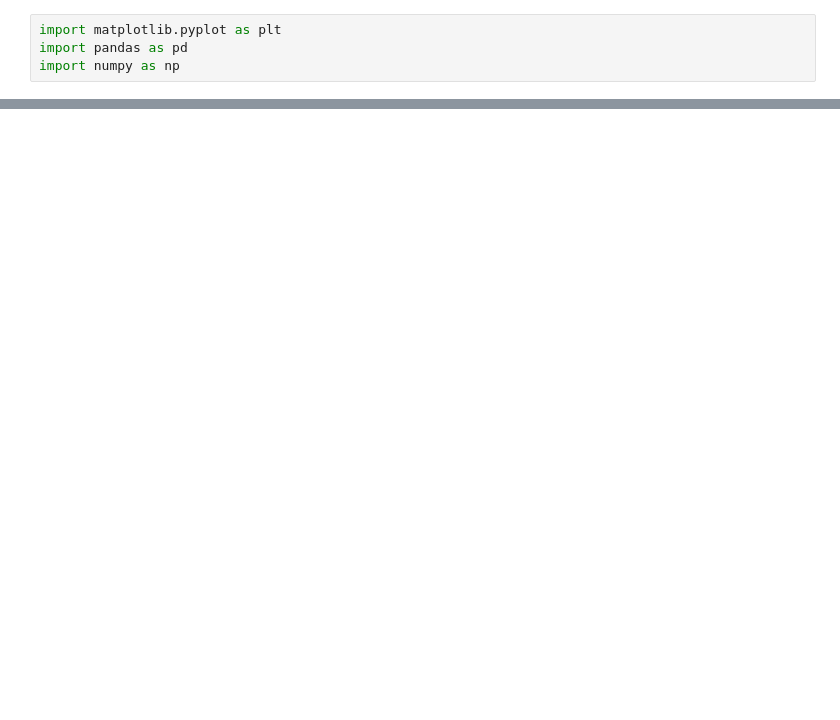
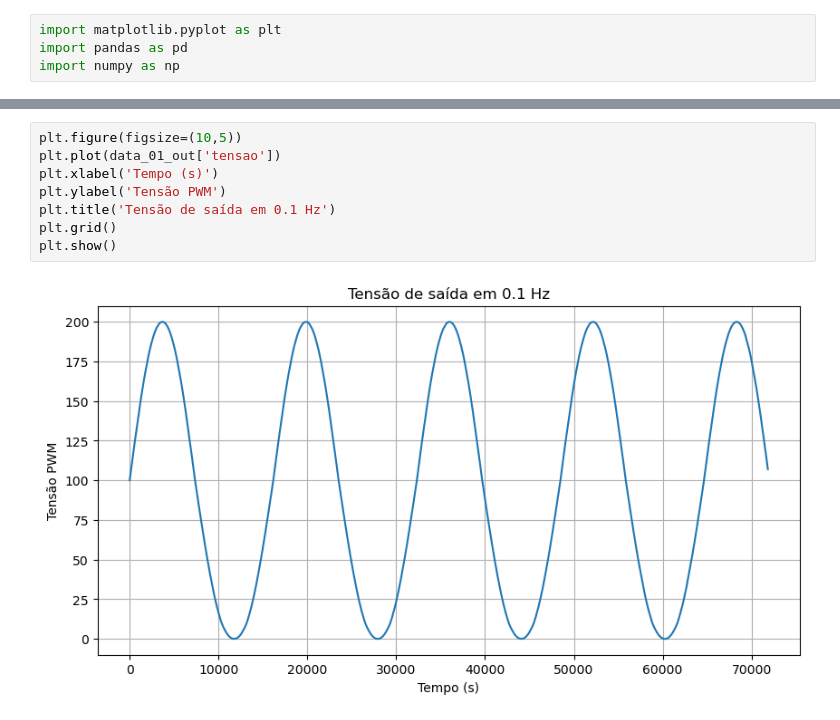
Before and after one commit to camillemotajf/lab_controle, a Jupyter notebook: plot_senoide.ipynb, the cells around one changed output, grey strips where cells are left out. Cells and saved outputs as stored; diff of their text form; blank space fills up the shorter version.

```diff
--- a/plot_senoide.ipynb
+++ b/plot_senoide.ipynb
@@ -17,0 +45,10 @@ plt.show()
+# %%
+plt.figure(figsize=(10,5))
+plt.plot(data_01_out['tensao'])
+plt.xlabel('Tempo (s)')
+plt.ylabel('Tensão PWM')
+plt.title('Tensão de saída em 0.1 Hz')
+plt.grid()
+plt.show()
+# %% [output]
+[figure, added]
```
Also changed, not shown: parts of 4 cells of this notebook, 6 other files.
